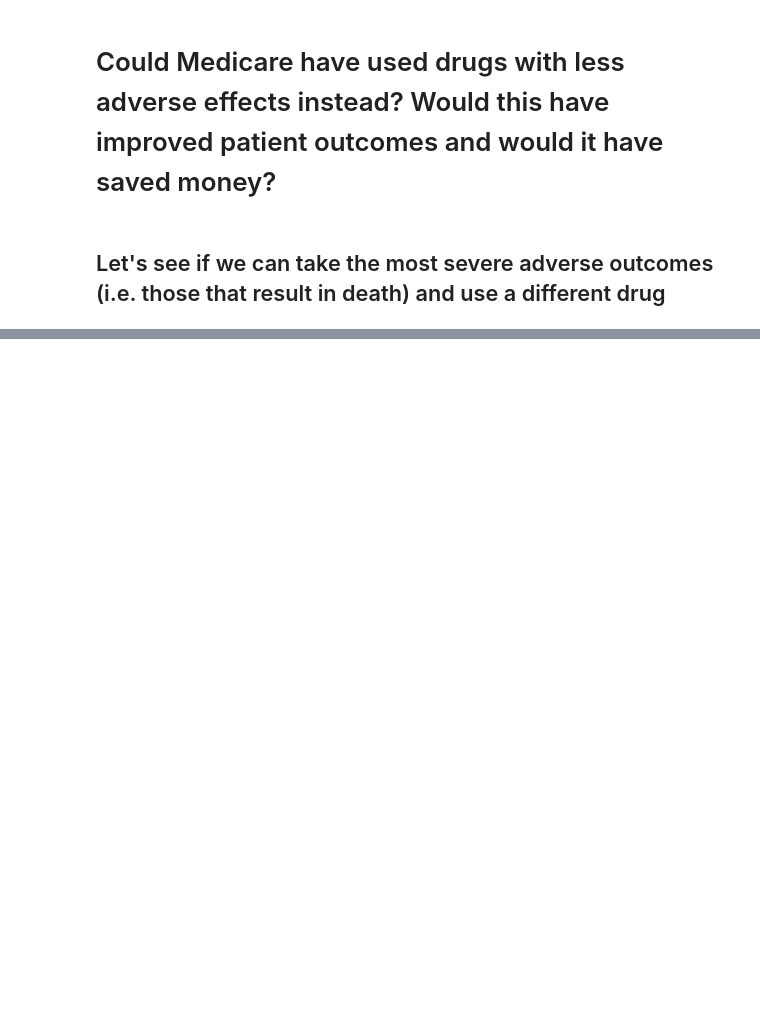
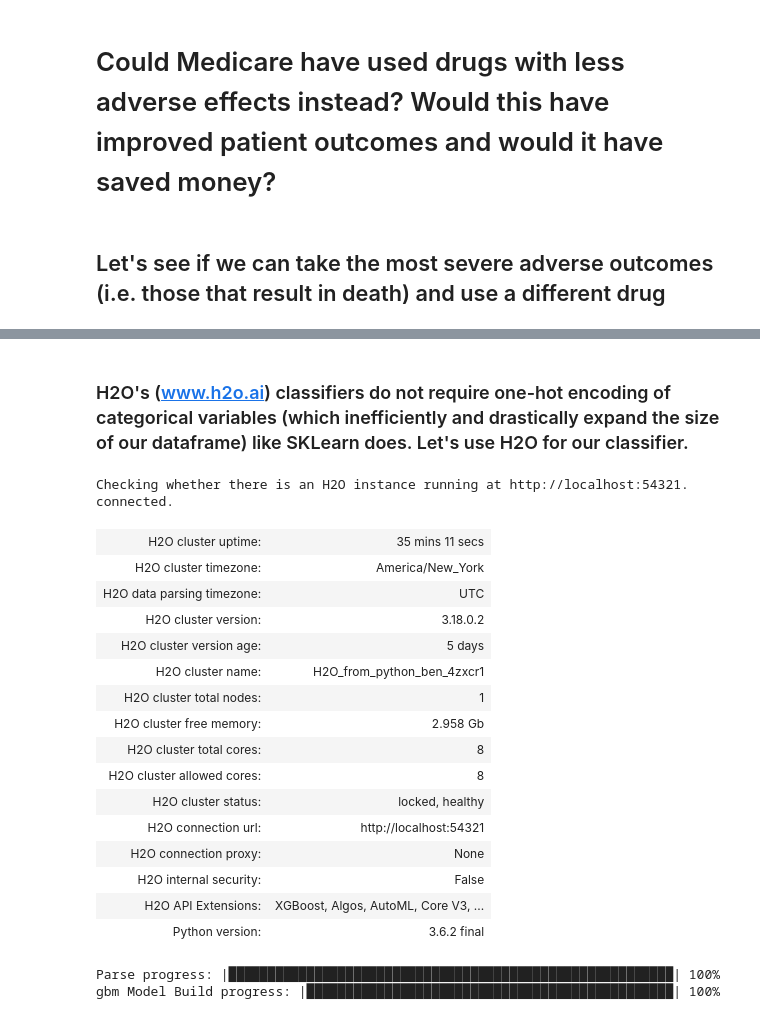
Before and after one commit to bensuutari/Enigma_Healthcare, a Jupyter notebook: Analysis.ipynb, the cells around one changed output, grey strips where cells are left out. Drawn from its saved outputs; the diff is of its cells as text; code cells hidden in the pictures; blank space fills up the shorter version.

```diff
--- a/Analysis.ipynb
+++ b/Analysis.ipynb
@@ -302,0 +286,39 @@ $$$$$$$$$$$$$$$$$$$$$$$$$$$$$$$$
+# %% [markdown]
+### H2O's (www.h2o.ai) classifiers do not require one-hot encoding of categorical variables (which inefficiently and drastically expand the size of our dataframe) like SKLearn does.  Let's use H2O for our classifier.
+# %%
+import h2o
+from h2o.estimators import H2OGradientBoostingEstimator
+
+#dfBetterOutcome.drop(columns=['primaryid', 'caseid','outc_cod_definition','drug_seq','drug_seq'],inplace=True)
+#dfWorseOutcome.drop(columns=['primaryid', 'caseid','outc_cod_definition','drug_seq','drug_seq'],inplace=True)
+
+h2o.init()
+
+hfoutcomeAll = h2o.H2OFrame(outcomeAll)
+train, test = hfoutcomeAll.split_frame(ratios=[0.80])#80/20 split train/test
+train['outcome']=train['outcome'].asfactor()
+test['outcome']=test['outcome'].asfactor()
+
+outcome_GBM = H2OGradientBoostingEstimator(distribution="bernoulli",balance_classes=True, ntrees=150, max_depth=8, min_rows=10, learn_rate=0.2)
+outcome_GBM.train(x=['drugname', 'indi_pt', 'age', 'sex', 'wt'],y='outcome', training_frame=train)
+#'role_cod', 'drugname', 'indi_pt', 'age', 'sex', 'wt'
+# %% [output]
+Checking whether there is an H2O instance running at http://localhost:54321. connected.
+| H2O cluster uptime: | 35 mins 11 secs |
+| H2O cluster timezone: | America/New_York |
+| H2O data parsing timezone: | UTC |
+| H2O cluster version: | 3.18.0.2 |
+| H2O cluster version age: | 5 days |
+| H2O cluster name: | H2O_from_python_ben_4zxcr1 |
+| H2O cluster total nodes: | 1 |
+| H2O cluster free memory: | 2.958 Gb |
+| H2O cluster total cores: | 8 |
+| H2O cluster allowed cores: | 8 |
+| H2O cluster status: | locked, healthy |
+| H2O connection url: | http://localhost:54321 |
+| H2O connection proxy: | None |
+| H2O internal security: | False |
+| H2O API Extensions: | XGBoost, Algos, AutoML, Core V3, ... |
+| Python version: | 3.6.2 final |
+Parse progress: |█████████████████████████████████████████████████████████| 100%
+gbm Model Build progress: |███████████████████████████████████████████████| 100%
```
Also changed, not shown: parts of 35 cells of this notebook.
